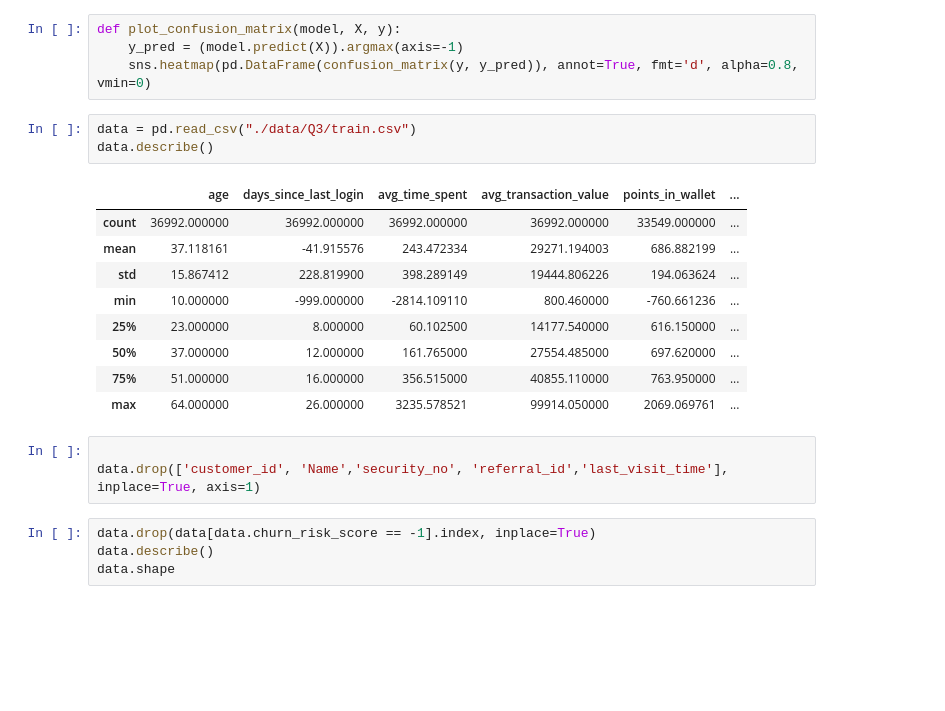
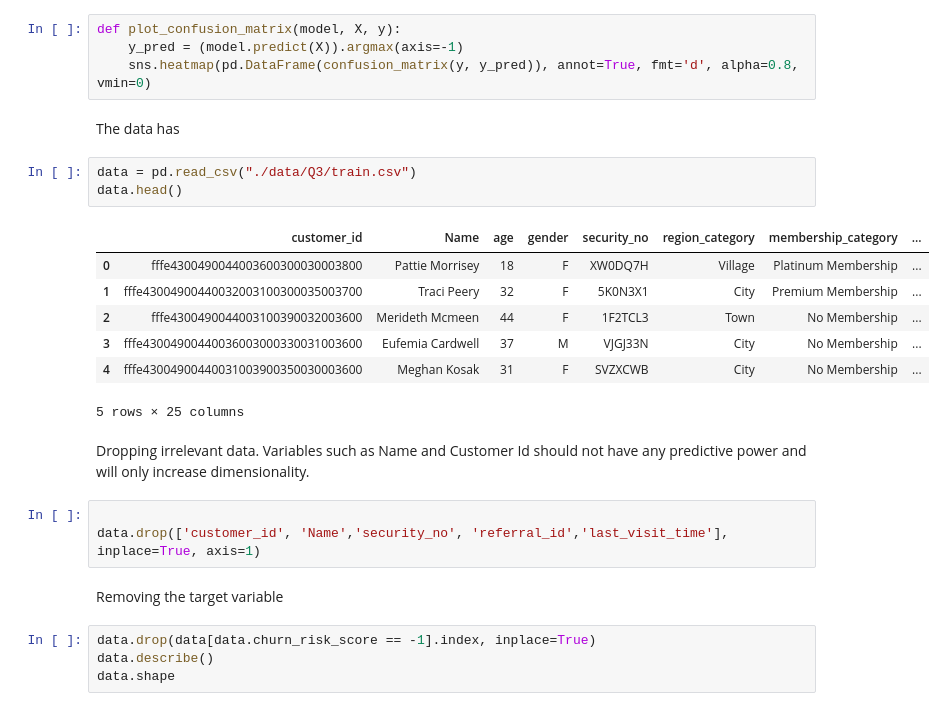
Before and after one commit to camlemessurier/COMP3330, a Jupyter notebook: A1/Q3.ipynb, the cells around one changed output. Drawn from its saved outputs; the diff is of its cells as text; blank space fills up the shorter version.

```diff
--- a/A1/Q3.ipynb
+++ b/A1/Q3.ipynb
@@ -14,22 +32,26 @@ from tensorflow import keras
 def plot_confusion_matrix(model, X, y):
     y_pred = (model.predict(X)).argmax(axis=-1)
     sns.heatmap(pd.DataFrame(confusion_matrix(y, y_pred)), annot=True, fmt='d', alpha=0.8, vmin=0)
+# %% [markdown]
+The data has
 # %%
 data = pd.read_csv("./data/Q3/train.csv")
-data.describe()
+data.head()
 # %% [output]
-|  | age | days_since_last_login | avg_time_spent | avg_transaction_value | points_in_wallet | ... |
-| count | 36992.000000 | 36992.000000 | 36992.000000 | 36992.000000 | 33549.000000 | ... |
-| mean | 37.118161 | -41.915576 | 243.472334 | 29271.194003 | 686.882199 | ... |
-| std | 15.867412 | 228.819900 | 398.289149 | 19444.806226 | 194.063624 | ... |
-| min | 10.000000 | -999.000000 | -2814.109110 | 800.460000 | -760.661236 | ... |
-| 25% | 23.000000 | 8.000000 | 60.102500 | 14177.540000 | 616.150000 | ... |
-| 50% | 37.000000 | 12.000000 | 161.765000 | 27554.485000 | 697.620000 | ... |
-| 75% | 51.000000 | 16.000000 | 356.515000 | 40855.110000 | 763.950000 | ... |
-| max | 64.000000 | 26.000000 | 3235.578521 | 99914.050000 | 2069.069761 | ... |
+|  | customer_id | Name | age | gender | security_no | region_category | membership_category | ... |
+| 0 | fffe4300490044003600300030003800 | Pattie Morrisey | 18 | F | XW0DQ7H | Village | Platinum Membership | ... |
+| 1 | fffe43004900440032003100300035003700 | Traci Peery | 32 | F | 5K0N3X1 | City | Premium Membership | ... |
+| 2 | fffe4300490044003100390032003600 | Merideth Mcmeen | 44 | F | 1F2TCL3 | Town | No Membership | ... |
+| 3 | fffe43004900440036003000330031003600 | Eufemia Cardwell | 37 | M | VJGJ33N | City | No Membership | ... |
+| 4 | fffe43004900440031003900350030003600 | Meghan Kosak | 31 | F | SVZXCWB | City | No Membership | ... |
+5 rows × 25 columns
+# %% [markdown]
+Dropping irrelevant data. Variables such as Name and  Customer Id should not have any predictive power and will only increase dimensionality.
 # %%
 
 data.drop(['customer_id', 'Name','security_no', 'referral_id','last_visit_time'], inplace=True, axis=1)
+# %% [markdown]
+Removing the target variable
 # %%
 data.drop(data[data.churn_risk_score == -1].index, inplace=True)
 data.describe()
```
Also changed, not shown: parts of 7 cells of this notebook, 9 other files.
